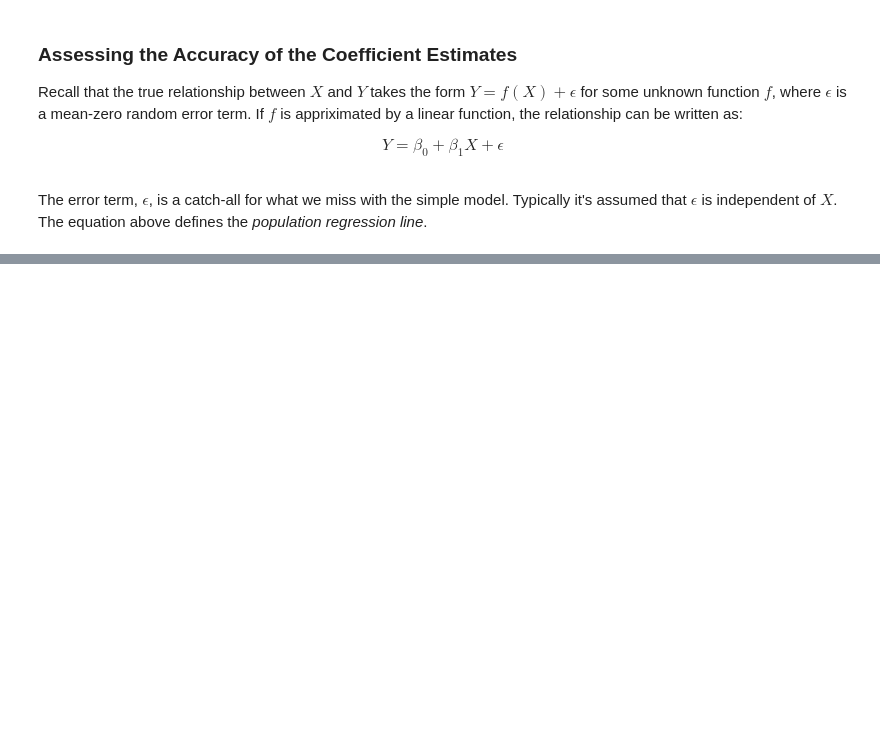
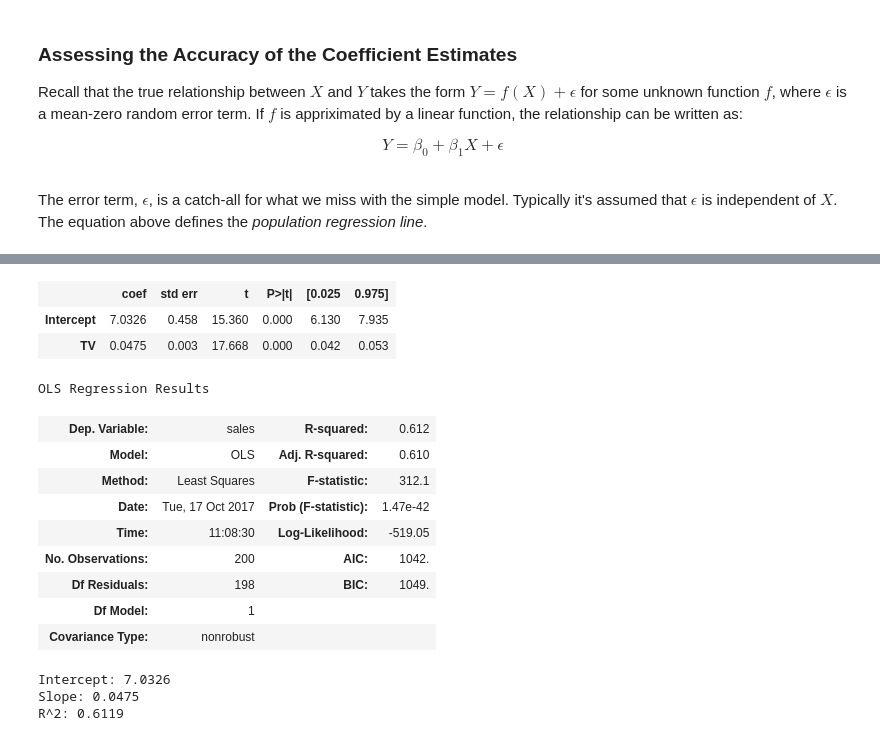
Before and after one commit to tsansom/islpy, a Jupyter notebook: notebooks/Chapter 3 - Linear Regression.ipynb, the cells around one changed output, grey strips where cells are left out. Saved outputs shown, nothing was run; the diff lists cells and outputs as text; code cells hidden in the pictures; blank space fills up the shorter version.

```diff
--- a/notebooks/Chapter 3 - Linear Regression.ipynb
+++ b/notebooks/Chapter 3 - Linear Regression.ipynb
@@ -222,0 +227,40 @@ $$H_a: \beta_1 \neq 0$$
+# %%
+#tables 3.1 and 3.2 using statsmodels
+import statsmodels.formula.api as sm
+TV_ols = sm.ols('sales ~ TV', advertising).fit()
+TV_ols.summary().tables[1]
+# %% [output]
+|  | coef | std err | t | P>|t| | [0.025 | 0.975] |
+| Intercept | 7.0326 | 0.458 | 15.360 | 0.000 | 6.130 | 7.935 |
+| TV | 0.0475 | 0.003 | 17.668 | 0.000 | 0.042 | 0.053 |
+# %%
+TV_ols.summary().tables[0]
+# %% [output]
+OLS Regression Results
+| Dep. Variable: | sales | R-squared: | 0.612 |
+| Model: | OLS | Adj. R-squared: | 0.610 |
+| Method: | Least Squares | F-statistic: | 312.1 |
+| Date: | Tue, 17 Oct 2017 | Prob (F-statistic): | 1.47e-42 |
+| Time: | 11:08:30 | Log-Likelihood: | -519.05 |
+| No. Observations: | 200 | AIC: | 1042. |
+| Df Residuals: | 198 | BIC: | 1049. |
+| Df Model: | 1 |  |  |
+| Covariance Type: | nonrobust |  |  |
+# %%
+#tables 3.1 and 3.2 using sklearn
+from sklearn.linear_model import LinearRegression
+from sklearn.metrics import r2_score
+
+X = advertising['TV'].values.reshape(-1, 1)
+y = advertising['sales'].values
+
+lr = LinearRegression()
+lr.fit(X, y)
+
+y_pred = lr.predict(X)
+print('Intercept: {:.4f}\nSlope: {:.4f}\nR^2: {:.4f}' \
+      .format(lr.intercept_, lr.coef_[0], r2_score(y, y_pred)))
+# %% [output]
+Intercept: 7.0326
+Slope: 0.0475
+R^2: 0.6119
```
Also changed, not shown: parts of 13 cells of this notebook.
